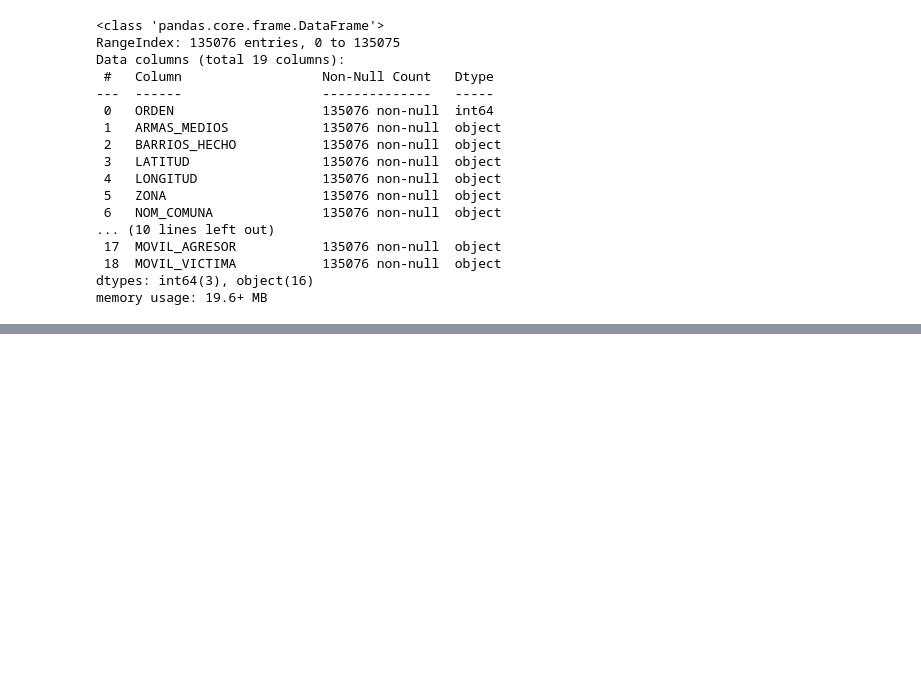
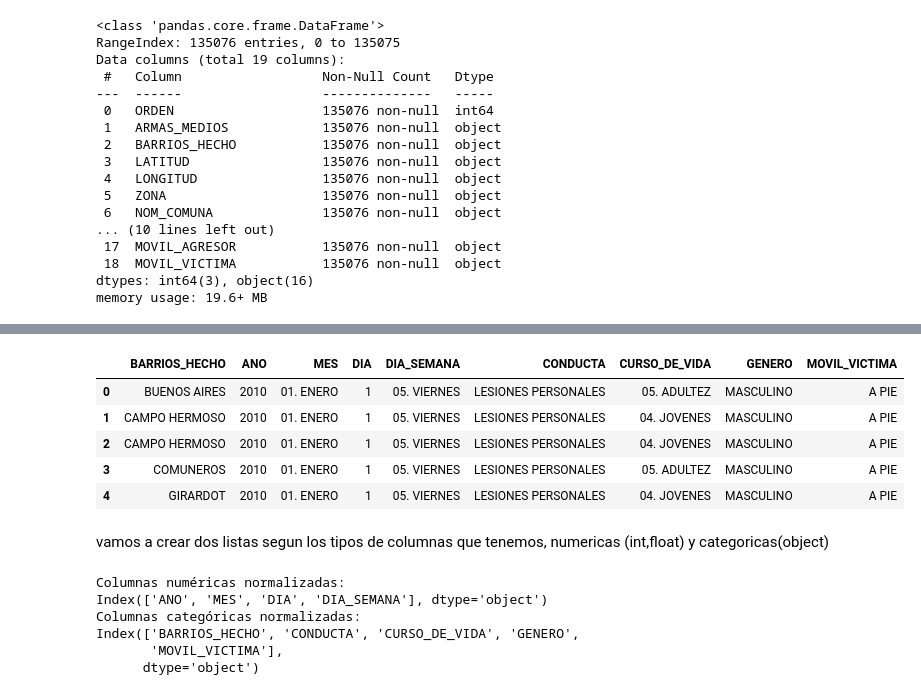
Before and after one commit to cogollo12/proyecto-IA, a Jupyter notebook: PROYECTO.ipynb, the cells around one changed output, grey strips where cells are left out. Saved outputs shown, nothing was run; the diff lists cells and outputs as text; code cells hidden in the pictures; blank space fills up the shorter version.

```diff
--- a/PROYECTO.ipynb
+++ b/PROYECTO.ipynb
@@ -225,0 +216,30 @@ dtype: int64
+# %%
+df_normalizada = df
+df_normalizada = df_normalizada.drop(['ORDEN', 'ARMAS_MEDIOS','LATITUD', 'LONGITUD', 'ZONA','DESCRIPCION_CONDUCTA', 'CLASIFICACIONES DELITO','ESTADO_CIVIL_PERSONA','MOVIL_AGRESOR','NOM_COMUNA'], axis=1)
+df_normalizada.head()
+# %% [output]
+|  | BARRIOS_HECHO | ANO | MES | DIA | DIA_SEMANA | CONDUCTA | CURSO_DE_VIDA | GENERO | MOVIL_VICTIMA |
+| 0 | BUENOS AIRES | 2010 | 01. ENERO | 1 | 05. VIERNES | LESIONES PERSONALES | 05. ADULTEZ | MASCULINO | A PIE |
+| 1 | CAMPO HERMOSO | 2010 | 01. ENERO | 1 | 05. VIERNES | LESIONES PERSONALES | 04. JOVENES | MASCULINO | A PIE |
+| 2 | CAMPO HERMOSO | 2010 | 01. ENERO | 1 | 05. VIERNES | LESIONES PERSONALES | 04. JOVENES | MASCULINO | A PIE |
+| 3 | COMUNEROS | 2010 | 01. ENERO | 1 | 05. VIERNES | LESIONES PERSONALES | 05. ADULTEZ | MASCULINO | A PIE |
+| 4 | GIRARDOT | 2010 | 01. ENERO | 1 | 05. VIERNES | LESIONES PERSONALES | 04. JOVENES | MASCULINO | A PIE |
+# %% [markdown]
+vamos a crear dos listas segun los tipos de columnas que tenemos, numericas (int,float) y categoricas(object)
+# %%
+# Seleccionar columnas numéricas
+features_numericos_normalizados = df_normalizada.select_dtypes(["int", "float"]).columns
+print("Columnas numéricas normalizadas:")
+print(features_numericos_normalizados)
+
+# Seleccionar columnas categóricas
+features_categoricos_normalizados = df_normalizada.select_dtypes("object").columns
+print("Columnas categóricas normalizadas:")
+print(features_categoricos_normalizados)
+# %% [output]
+Columnas numéricas normalizadas:
+Index(['ANO', 'MES', 'DIA', 'DIA_SEMANA'], dtype='object')
+Columnas categóricas normalizadas:
+Index(['BARRIOS_HECHO', 'CONDUCTA', 'CURSO_DE_VIDA', 'GENERO',
+       'MOVIL_VICTIMA'],
+      dtype='object')
```
Also changed, not shown: parts of 33 cells of this notebook.
